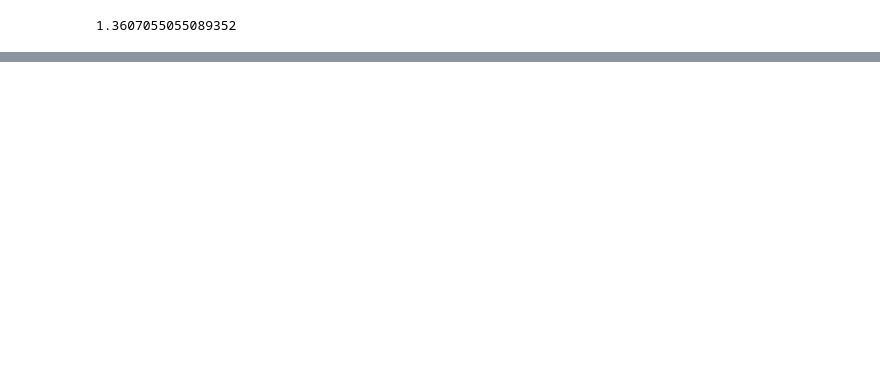
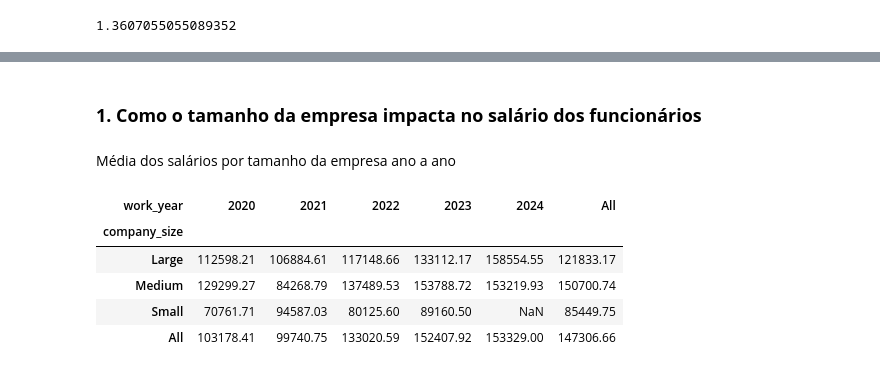
Before and after one commit to Alexandre-Esposte/dive-into-data-careers, a Jupyter notebook: notebook/data_careers_analysis.ipynb, the cells around one changed output, grey strips where cells are left out. Cells and saved outputs as stored; diff of their text form; code cells hidden in the pictures; blank space fills up the shorter version.

```diff
--- a/notebook/data_careers_analysis.ipynb
+++ b/notebook/data_careers_analysis.ipynb
@@ -677,0 +658,24 @@ salarios.query(f'salary_in_usd == {salarios["salary_in_usd"].min()} ')
+# %%
+to_replace = {
+    "Business Intelligence Developer": "BI Developer",
+    "Business Data Analyst": "Data Analyst",
+    "ML Engineer": "Machine Learning Engineer",
+    "Data Management Analyst": "Data Manager",
+    "Data Quality Engineer": "Data Quality Analyst",
+    "Data Quality Engineer": "Data Quality Manager",
+    "Data Visualization Engineer": "Data Visualization Specialist",
+    "Principal Data Scientist": "Machine Learning Scientist",
+    "Staff Machine Learning Engineer": "Principal Machine Learning Engineer",
+    "Machine Learning Manager": "Lead Machine Learning Engineer",
+    "Marketing Data Analyst": "Marketing Data Scientist",
+    "AI Research Engineer": "AI Scientist",
+    "Data Integration Engineer": "Data Integration Specialist",
+    "Manager Data Management": "Data Management Specialist",
+    "Data Science": "Data Scientist"
+}
+
+salarios_sem_redundancia = salarios.replace(to_replace)
+# %%
+contagem = salarios_sem_redundancia['job_title'].value_counts().to_frame('contagem')
+
+contagem.describe()
@@ -677,0 +694,6 @@ salarios.query(f'salary_in_usd == {salarios["salary_in_usd"].min()} ')
+# %%
+nomes = contagem.query('contagem >=30').index
+
+estudo = salarios_sem_redundancia.set_index('job_title').loc[nomes,:].reset_index()
+
+estudo.shape
@@ -677,0 +715,13 @@ salarios.query(f'salary_in_usd == {salarios["salary_in_usd"].min()} ')
+# %% [markdown]
+### **1. Como o tamanho da empresa impacta no salário dos funcionários**
+# %% [markdown]
+Média dos salários por tamanho da empresa ano a ano
+# %%
+estudo.pivot_table(index = 'company_size',columns='work_year',values='salary_in_usd', margins=True).round(2)
+# %% [output]
+| work_year | 2020 | 2021 | 2022 | 2023 | 2024 | All |
+| company_size |  |  |  |  |  |  |
+| Large | 112598.21 | 106884.61 | 117148.66 | 133112.17 | 158554.55 | 121833.17 |
+| Medium | 129299.27 | 84268.79 | 137489.53 | 153788.72 | 153219.93 | 150700.74 |
+| Small | 70761.71 | 94587.03 | 80125.60 | 89160.50 | NaN | 85449.75 |
+| All | 103178.41 | 99740.75 | 133020.59 | 152407.92 | 153329.00 | 147306.66 |
```
Also changed, not shown: parts of 31 cells of this notebook, 1 other file.
